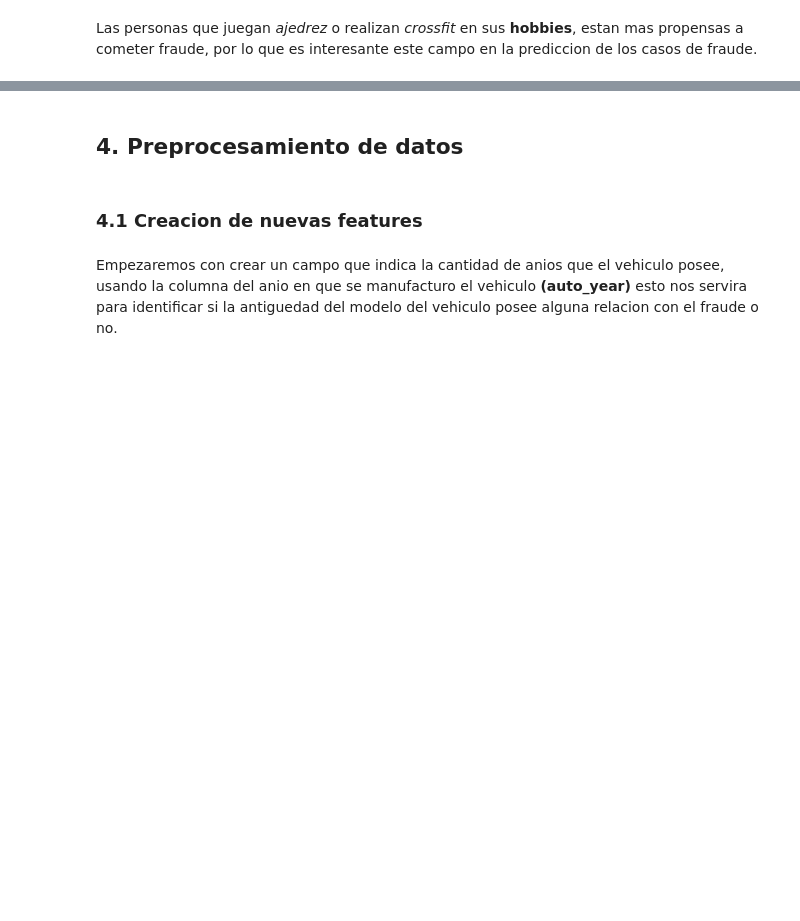
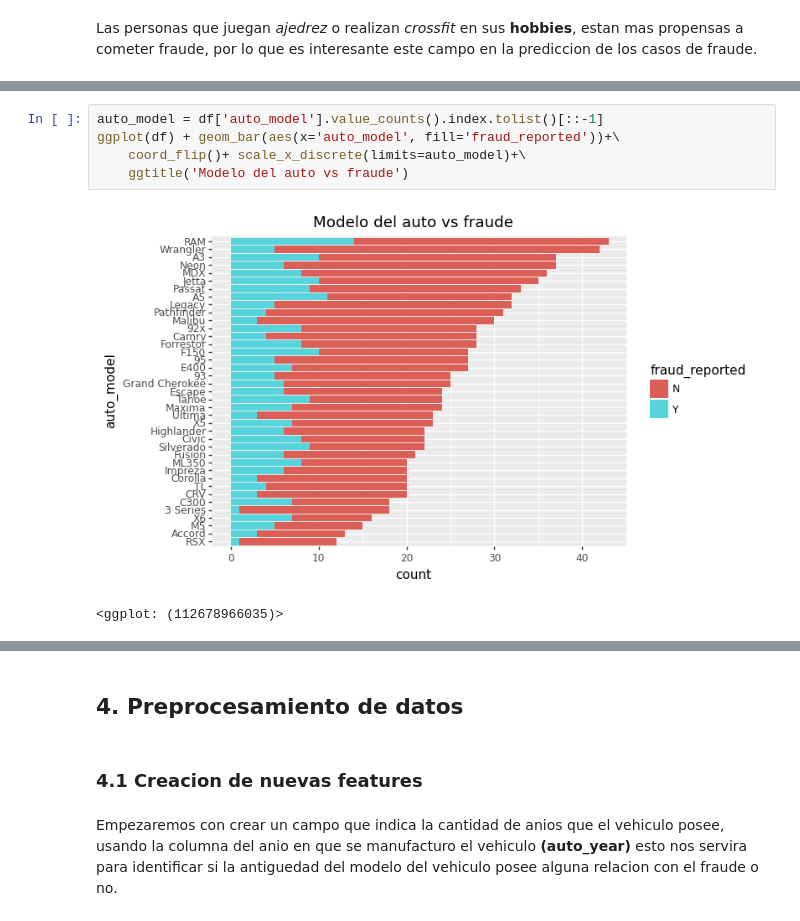
Before and after one commit to JhonHarry/Proyecto_TFM_UOC, a Jupyter notebook: code/insurance test models JHLG 12042022.ipynb, the cells around one changed output, grey strips where cells are left out. Cells and saved outputs as stored; diff of their text form; blank space fills up the shorter version.

```diff
--- a/code/insurance test models JHLG 12042022.ipynb
+++ b/code/insurance test models JHLG 12042022.ipynb
@@ -682,0 +700,8 @@ ggplot(df) + geom_bar(aes(x='incident_type', fill='fraud_reported'))+\
+# %%
+auto_model = df['auto_model'].value_counts().index.tolist()[::-1]
+ggplot(df) + geom_bar(aes(x='auto_model', fill='fraud_reported'))+\
+    coord_flip()+ scale_x_discrete(limits=auto_model)+\
+    ggtitle('Modelo del auto vs fraude')
+# %% [output]
+[figure, added]
+<ggplot: (112678966035)>
```
Also changed, not shown: parts of 37 cells of this notebook.
